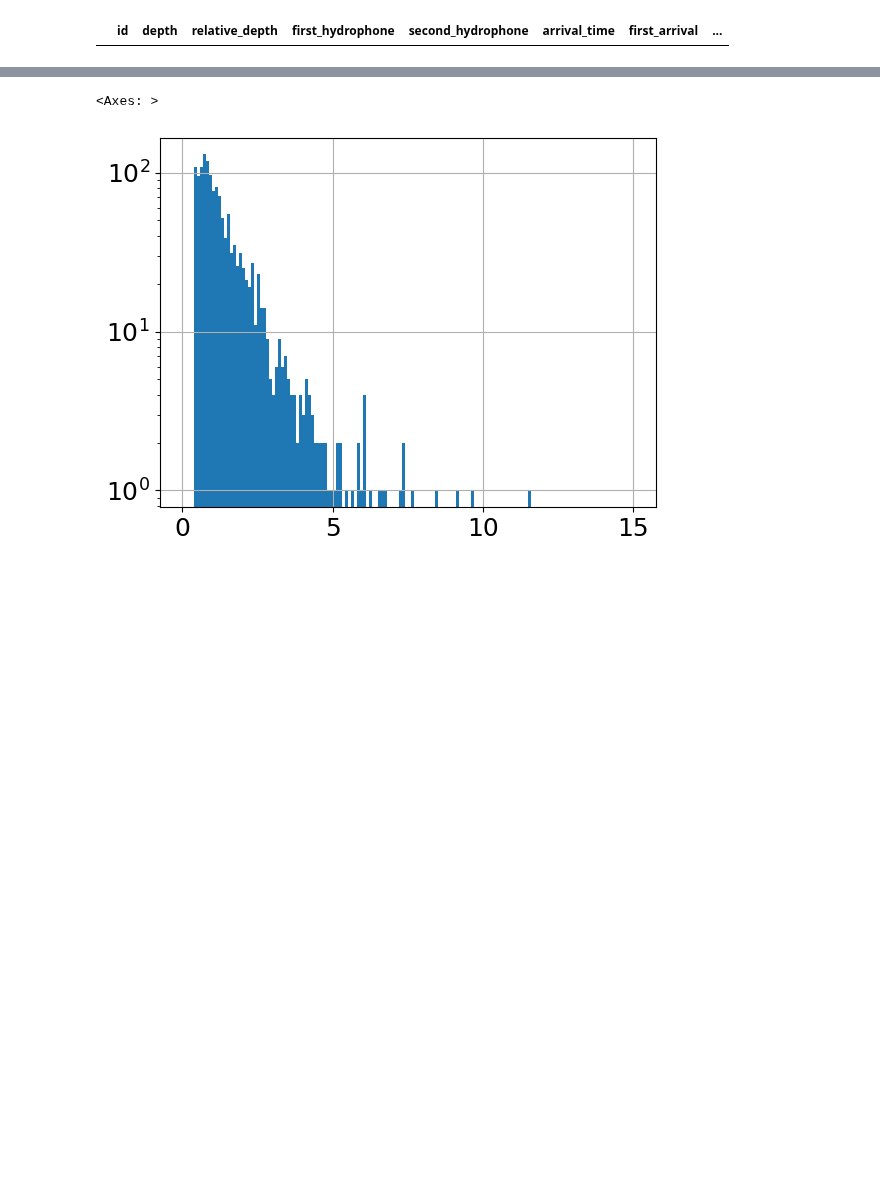
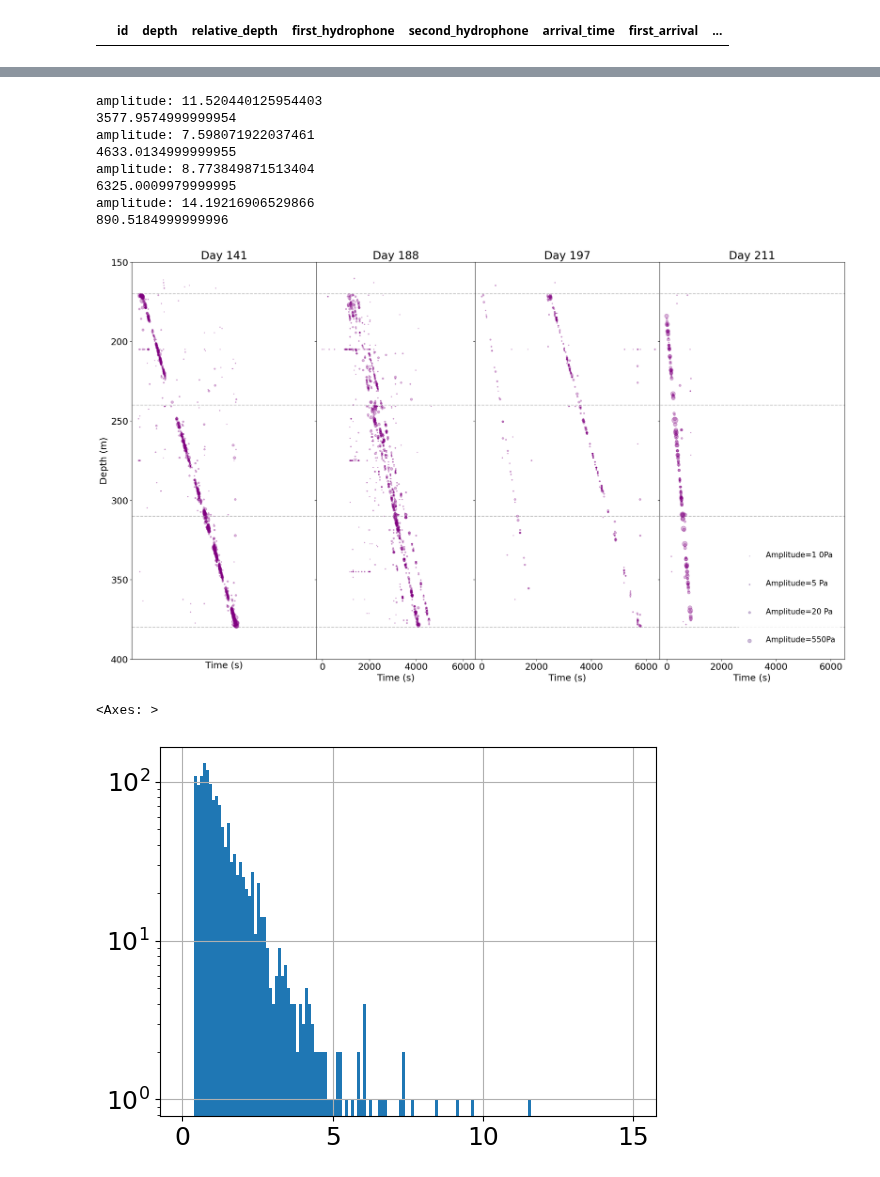
Before and after one commit to SerpRateAI/tensilePaper, a Jupyter notebook: combined-geology-chemistry-fractures.ipynb, the cells around one changed output, grey strips where cells are left out. Drawn from its saved outputs; the diff is of its cells as text; code cells hidden in the pictures; blank space fills up the shorter version.

```diff
--- a/combined-geology-chemistry-fractures.ipynb
+++ b/combined-geology-chemistry-fractures.ipynb
@@ -493,3 +494,67 @@ amplitude: 14.19216906529866
+# %%
+def plot_events(data, ax):
+    x = pd.to_datetime(data['origin_time']).diff().apply(lambda t: t.total_seconds()).fillna(0).cumsum().values
+    y = data['depth'].values
+    s = data['max_amp'].values
+    print('amplitude:',s.max())
+    print(x.max())
+    ax.scatter(x, y, s=s*10, alpha=0.3, c='purple')
+    return x.max()
+
+fig = plt.figure(figsize=(25, 14))
+mosaic = fig.subplot_mosaic('''
+                            bbbbbbbccccccdddddddeeeeeee
+                            bbbbbbbccccccdddddddeeeeeee
+                            bbbbbbbccccccdddddddeeeeeee
+                            bbbbbbbccccccdddddddeeeeeee
+                            '''
+                           ,sharey=True)
+fig.subplots_adjust(wspace=0)
+
+mosaic['b'].set_ylim(400, 150)
+mosaic['b'].set_xticks([])
+mosaic['b'].set_ylabel('Depth (m)')
+
+for ax in 'bcde':
+    mosaic[ax].set_xlim(-250, 6500)
+    mosaic[ax].set_xlabel('Time (s)')
+
+mosaic['e'].scatter(() , (), s=[1,], alpha=0.3, color=plt.cm.twilight(0.4), label='\n Amplitude=1 0Pa \n')
+mosaic['e'].scatter(() , (), s=[5,], alpha=0.3, color=plt.cm.twilight(0.4), label='\n Amplitude=5 Pa \n')
+mosaic['e'].scatter(() , (), s=[20,], alpha=0.3, color=plt.cm.twilight(0.4), label='\n Amplitude=20 Pa \n')
+mosaic['e'].scatter(() , (), s=[50,], alpha=0.3, color=plt.cm.twilight(0.4), label='\n Amplitude=550Pa \n')
+mosaic['e'].legend(edgecolor='None', loc='lower right', fontsize=15)
+
+plot_hydrophone_depth_horizontal_line(hid='h3', ax=mosaic['b'])
+plot_hydrophone_depth_horizontal_line(hid='h4', ax=mosaic['c'])
+plot_hydrophone_depth_horizontal_line(hid='h5', ax=mosaic['d'])
+plot_hydrophone_depth_horizontal_line(hid='h6', ax=mosaic['e'])
+
+mosaic['b'].set_title('Day 141')
+mosaic['c'].set_title('Day 188')
+mosaic['d'].set_title('Day 197')
+mosaic['e'].set_title('Day 211')
+
+##############
+# PLOT DATA HERE
+#############
+
+# mosaic['a'].pcolormesh(xx, yy, Z[:-1], vmin=0, vmax=6, cmap='PRGn', shading='auto')
+
+x141 = plot_events(data=df141, ax=mosaic['b'])
+x188 = plot_events(data=df188, ax=mosaic['c'])
+x197 = plot_events(data=df197, ax=mosaic['d'])
+x211 = plot_events(data=df211[20:-10], ax=mosaic['e'])
+# %% [output]
+amplitude: 11.520440125954403
+3577.9574999999954
+amplitude: 7.598071922037461
+4633.0134999999955
+amplitude: 8.773849871513404
+6325.0009979999995
+amplitude: 14.19216906529866
+890.5184999999996
+[figure, added]
 # %%
 df141.max_amp.hist(bins=np.linspace(0, 15, 151), log=True)
 # %% [output]
```
Also changed, not shown: parts of 7 cells of this notebook, 11 other files.
